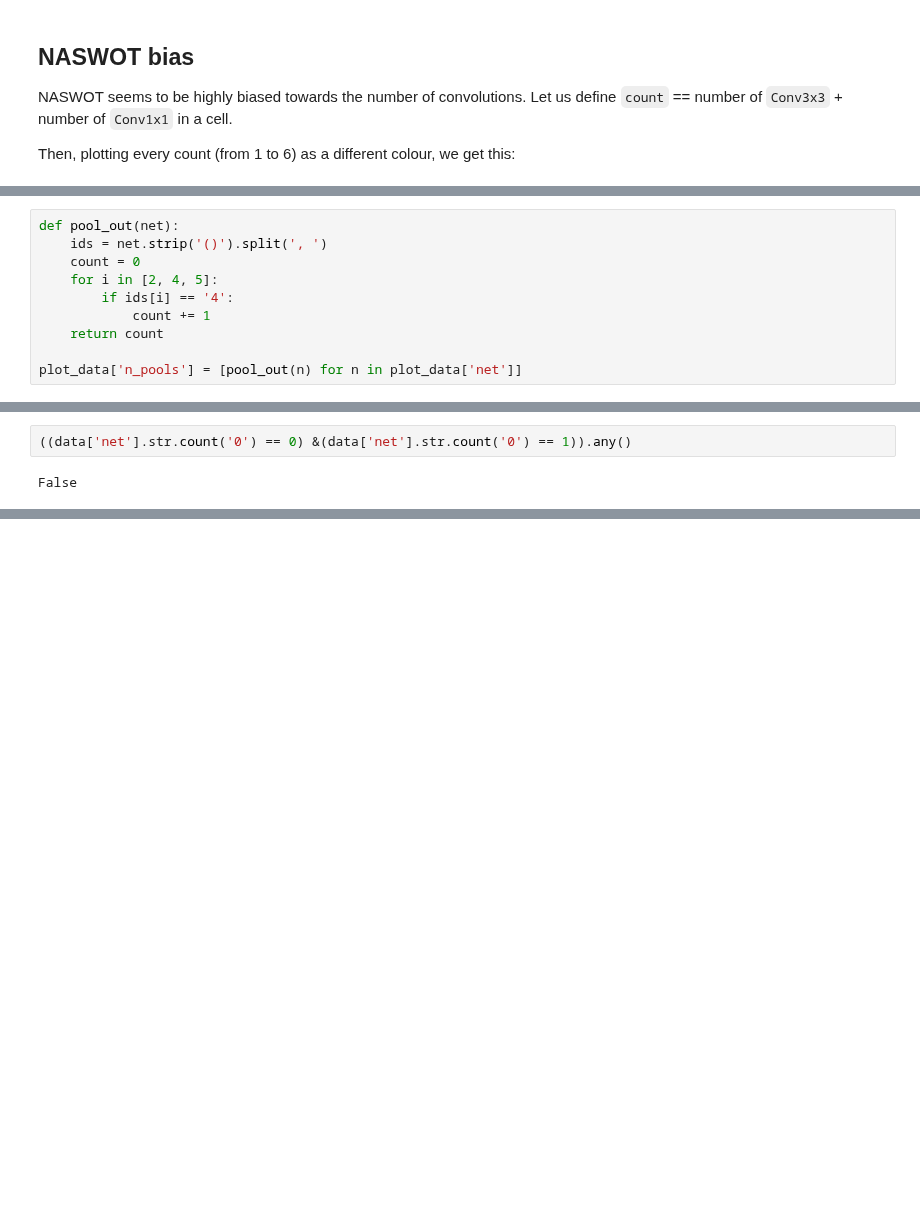
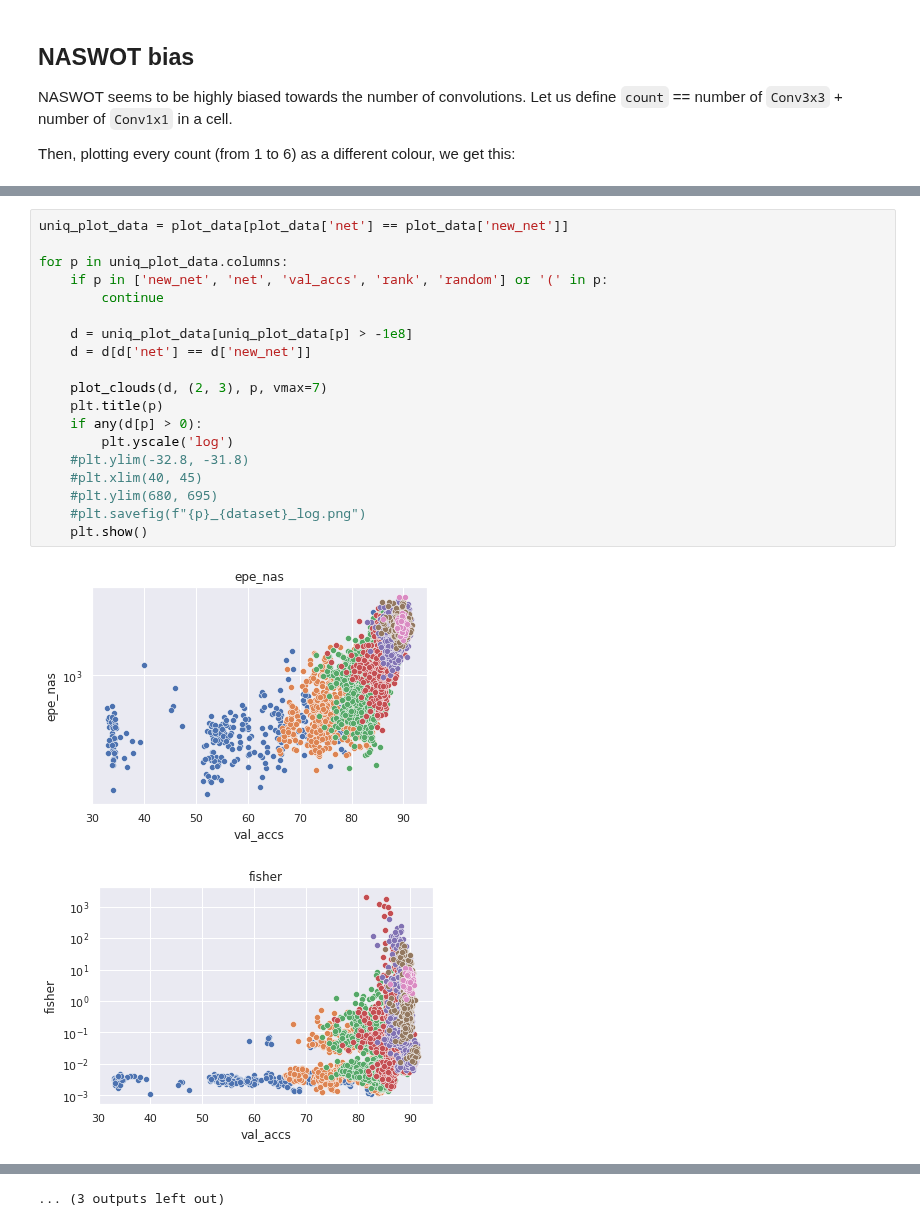
Before and after one commit to gabikadlecova/zc_combine, a Jupyter notebook: nwot_problems/nb201_fix.ipynb, the cells around one changed output, grey strips where cells are left out. Cells and saved outputs as stored; diff of their text form; blank space fills up the shorter version.

```diff
--- a/nwot_problems/nb201_fix.ipynb
+++ b/nwot_problems/nb201_fix.ipynb
@@ -169,10 +112,0 @@ plt.show()
-# %%
-def pool_out(net):
-    ids = net.strip('()').split(', ')
-    count = 0
-    for i in [2, 4, 5]:
-        if ids[i] == '4':
-            count += 1
-    return count
-
-plot_data['n_pools'] = [pool_out(n) for n in plot_data['net']]
@@ -362,4 +113,22 @@ data.sort_values('val_accs')
-# %%
-((data['net'].str.count('0') == 0) &(data['net'].str.count('0') == 1)).any()
-# %% [output]
-False
+# %%
+uniq_plot_data = plot_data[plot_data['net'] == plot_data['new_net']]
+
+for p in uniq_plot_data.columns:
+    if p in ['new_net', 'net', 'val_accs', 'rank', 'random'] or '(' in p:
+        continue
+
+    d = uniq_plot_data[uniq_plot_data[p] > -1e8]
+    d = d[d['net'] == d['new_net']]
+
+    plot_clouds(d, (2, 3), p, vmax=7)
+    plt.title(p)
+    if any(d[p] > 0):
+        plt.yscale('log')
+    #plt.ylim(-32.8, -31.8)
+    #plt.xlim(40, 45)
+    #plt.ylim(680, 695)
+    #plt.savefig(f"{p}_{dataset}_log.png")
+    plt.show()
+# %% [output]
+[figure, added]
+[figure, added]
@@ -365,0 +145 @@ False
+... (3 outputs left out)
```
Also changed, not shown: parts of 45 cells of this notebook, 12 other files.
